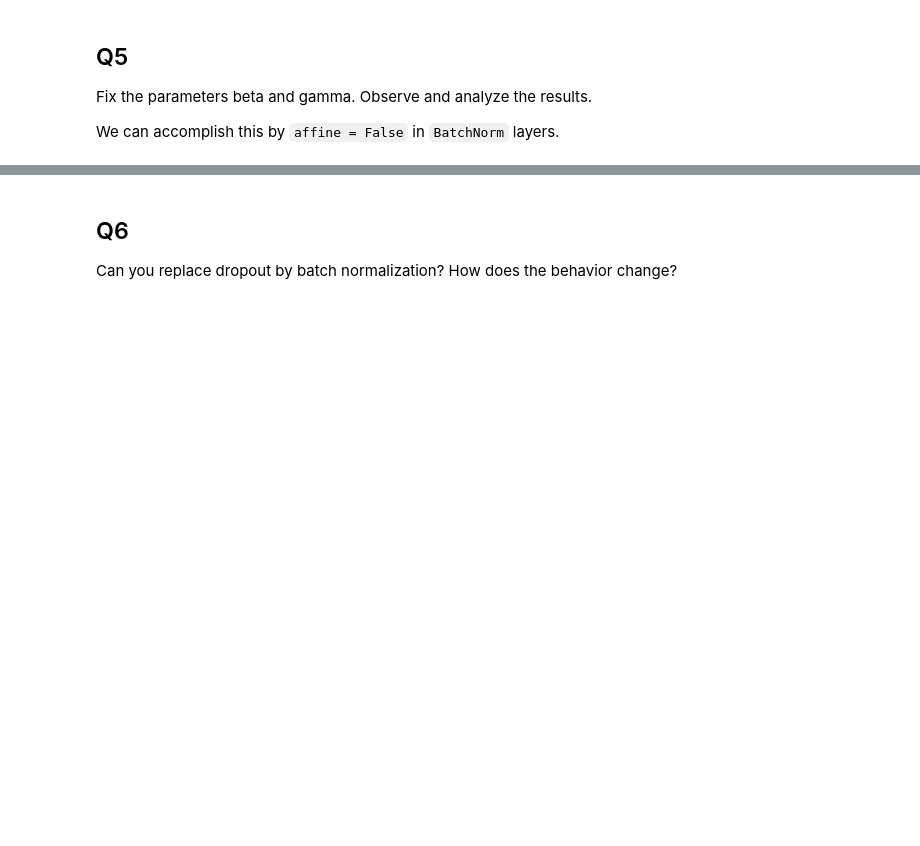
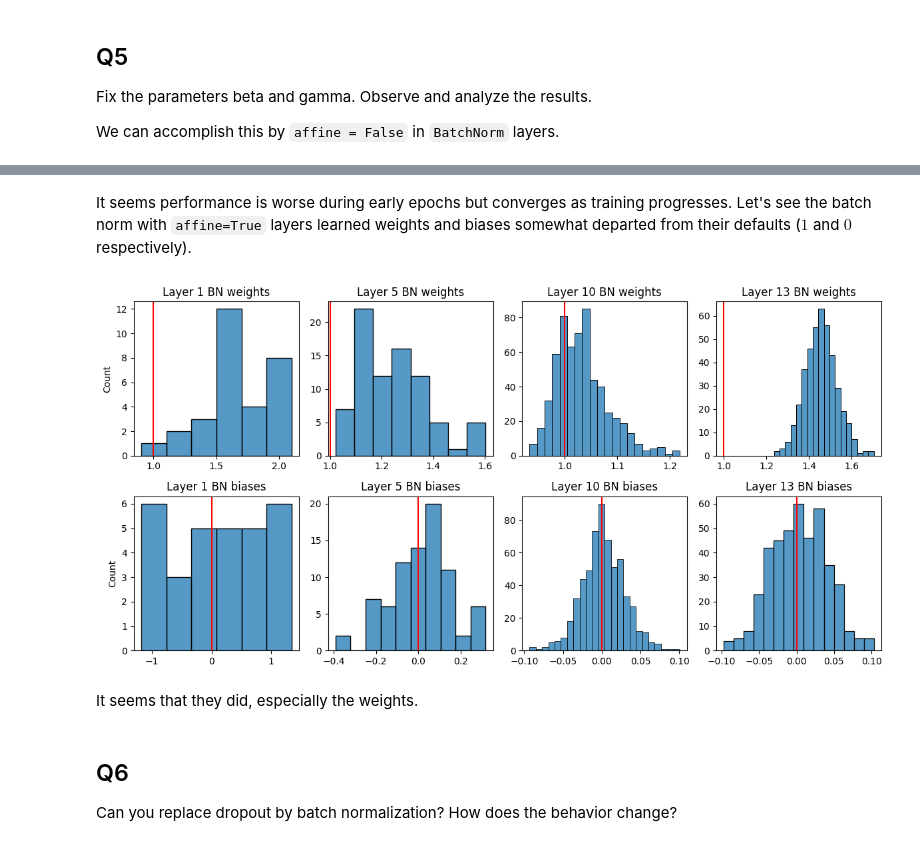
Before and after one commit to emiliocantuc/dl-playground, a Jupyter notebook: d2l-exercises/8-5.ipynb, the cells around one changed output, grey strips where cells are left out. Cells and saved outputs as stored; diff of their text form; code cells hidden in the pictures; blank space fills up the shorter version.

```diff
--- a/d2l-exercises/8-5.ipynb
+++ b/d2l-exercises/8-5.ipynb
@@ -410,3 +478,36 @@ We can accomplish this by `affine = False` in `BatchNorm` layers.
+# %% [markdown]
+It seems performance is worse during early epochs but converges as training progresses. Let's see the batch norm with `affine=True` layers learned weights and biases somewhat departed from their defaults ($1$ and $0$ respectively).
+# %%
+#| code-summary: Plot weights and biases
+
+layers = [1, 5, 10, 13]
+weights = {l:[] for l in layers}
+biases = {l:[] for l in layers}
+
+for fname in os.listdir('nets'):
+    if 'non' in fname: continue
+    net = torch.load('nets/' + fname)
+    for layer in layers:
+        weights[layer].extend(net.net[layer].weight.detach().tolist())
+        biases[layer].extend(net.net[layer].bias.detach().tolist())
+
+f, axs = plt.subplots(2, 4, figsize=(12, 6))
+for i, (layer, w) in enumerate(weights.items()):
+    sns.histplot(w, ax = axs[0, i])
+    axs[0, i].set_title(f'Layer {layer} BN weights')
+    axs[0, i].axvline(1, c = 'r')
+
+    sns.histplot(biases[layer], ax = axs[1, i])
+    axs[1, i].set_title(f'Layer {layer} BN biases')
+    axs[1, i].axvline(0, c = 'r')
+
+    if i > 0: axs[0, i].set_ylabel(''); axs[1, i].set_ylabel('')
+
+f.tight_layout()
+# %% [output]
+[figure, added]
+# %% [markdown]
+It seems that they did, especially the weights.
 # %% [markdown]
 ## Q6
 Can you replace dropout by batch normalization? How does the behavior change?
```
Also changed, not shown: parts of 14 cells of this notebook, 7 other files.
